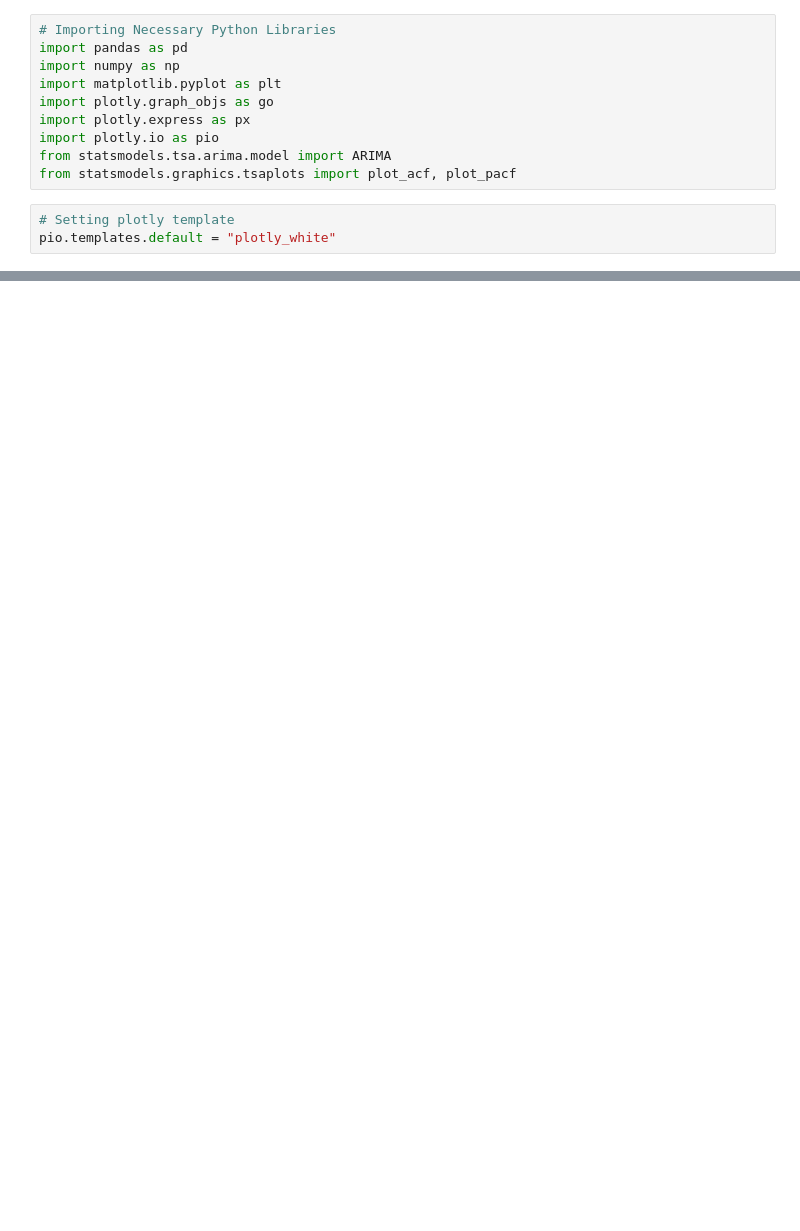
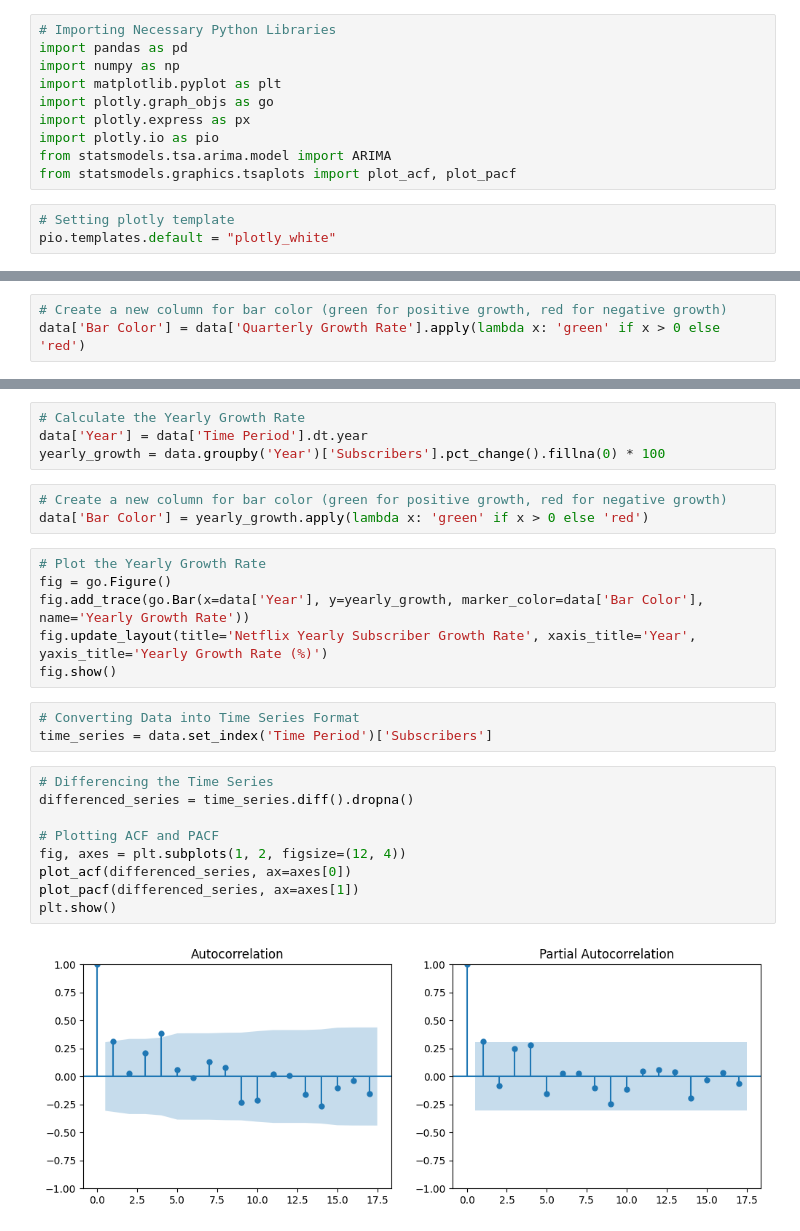
Before and after one commit to nehasingh7801/netflix-time-series-ARIMA, a Jupyter notebook: code.ipynb, the cells around one changed output, grey strips where cells are left out. Saved outputs shown, nothing was run; the diff lists cells and outputs as text; blank space fills up the shorter version.

```diff
--- a/code.ipynb
+++ b/code.ipynb
@@ -18,0 +27,3 @@ FileNotFoundError: [Errno 2] No such file or directory: 'Netflix Subscriptions.c
+# %%
+# Create a new column for bar color (green for positive growth, red for negative growth)
+data['Bar Color'] = data['Quarterly Growth Rate'].apply(lambda x: 'green' if x > 0 else 'red')
@@ -18,0 +36,27 @@ FileNotFoundError: [Errno 2] No such file or directory: 'Netflix Subscriptions.c
+# %%
+# Calculate the Yearly Growth Rate
+data['Year'] = data['Time Period'].dt.year
+yearly_growth = data.groupby('Year')['Subscribers'].pct_change().fillna(0) * 100
+# %%
+# Create a new column for bar color (green for positive growth, red for negative growth)
+data['Bar Color'] = yearly_growth.apply(lambda x: 'green' if x > 0 else 'red')
+# %%
+# Plot the Yearly Growth Rate
+fig = go.Figure()
+fig.add_trace(go.Bar(x=data['Year'], y=yearly_growth, marker_color=data['Bar Color'], name='Yearly Growth Rate'))
+fig.update_layout(title='Netflix Yearly Subscriber Growth Rate', xaxis_title='Year', yaxis_title='Yearly Growth Rate (%)')
+fig.show()
+# %%
+# Converting Data into Time Series Format
+time_series = data.set_index('Time Period')['Subscribers']
+# %%
+# Differencing the Time Series
+differenced_series = time_series.diff().dropna()
+
+# Plotting ACF and PACF
+fig, axes = plt.subplots(1, 2, figsize=(12, 4))
+plot_acf(differenced_series, ax=axes[0])
+plot_pacf(differenced_series, ax=axes[1])
+plt.show()
+# %% [output]
+[figure, added]
```
Also changed, not shown: parts of 7 cells of this notebook.
